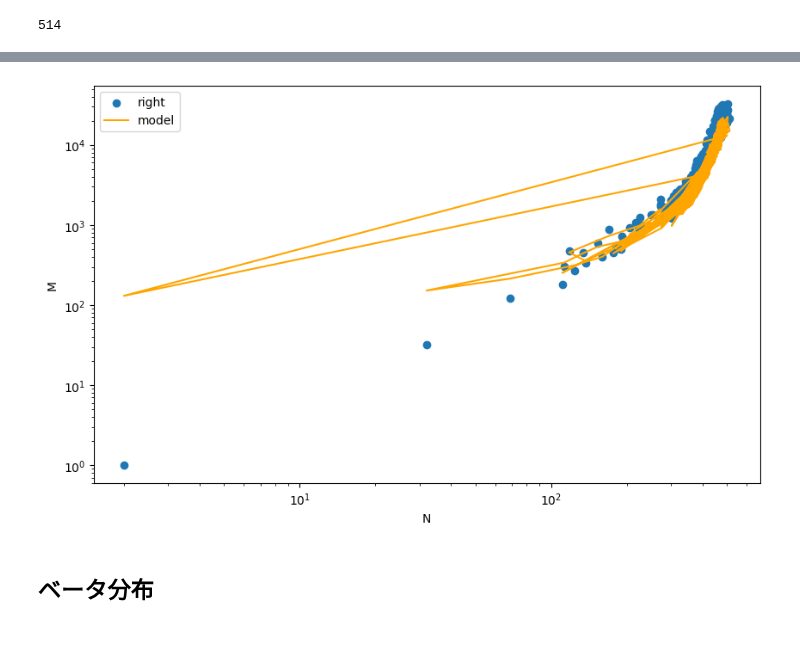
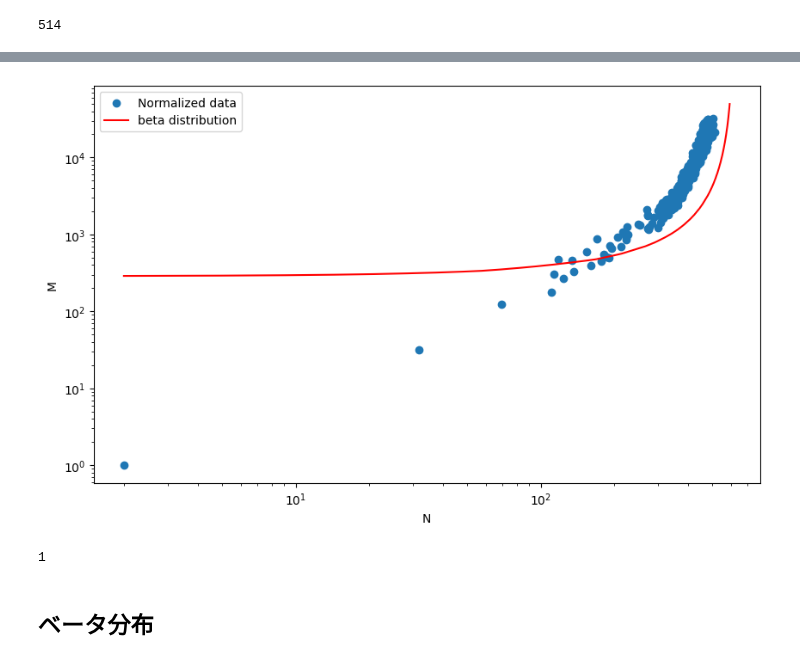
Before and after one commit to yiadka/mobility_scaling, a Jupyter notebook: notebooks/nmscaling_nor.ipynb, the cells around one changed output, grey strips where cells are left out. Drawn from its saved outputs; the diff is of its cells as text; code cells hidden in the pictures.

```diff
--- a/notebooks/nmscaling_nor.ipynb
+++ b/notebooks/nmscaling_nor.ipynb
@@ -96,9 +95,9 @@ for i in range(len(edge_list_left)):
 # %%
-N_fit = []
-for i in range(len(edge_list_left)):
-    N_fit.append(model_beta([edge_list_left[i]], alpha, beta))
+Nfit = []
+for i in range(len(edge_left)):
+    Nfit.append(model_beta([edge_left[i]], alpha, beta))
 # %%
 Mfit = []
-for i in range(len(edge_list_left)):
-    Mfit.append((kappa[i] * Np ** 2 - kappa[i] * Np) / 8)
+for i in range(len(edge_left)):
+    Mfit.append((kappa[i]*Np*(Np-1))/8)
 # %%
@@ -116,19 +122,17 @@ plt.show()
 # %%
 # 正規化する
-node_norm = active_node_list_left - min(active_node_list_left) + 2
-edge_norm = edge_list_left - min(edge_list_left) + 1
+node_norm = node_left - min(node_left) + 2
+edge_norm = edge_left - min(edge_left) + 1
 # %%
 max(node_norm)
 # %% [output]
 514
 # %%
+# 関数の定義
 def model_beta_norm(x, alpha, beta):
     Np = 514
-    # alphaとbetaは必ず正の値をとる
-    if alpha <= 0 or beta <= 0:
-        alpha, beta = 0.01, 0.01
-    f = lambda a: (((a**(alpha-1)) * ((1-a)**(beta-1))) / random.betavariate(alpha, beta) ) * (1 - ((((alpha + beta)) * (2*a*x[0]) ) / (alpha*Np**2 - alpha*Np)) )**(Np - 1)
-    ff, _ = integrate.fixed_quad(f, 0, 1)  # 積分の値と推定誤差を別々に受け取る
+    f = lambda a: ( ((a ** (alpha - 1)) * ((1 - a)**(beta - 1))) / special.beta(alpha, beta)) * (1 - ((((alpha + beta)) * (2*a*x[0]) ) / (alpha*Np**2 - alpha*Np))) **(Np - 1)
+    ff, _ = integrate.quad_vec(f, 0, 1)  # 積分の値と推定誤差を別々に受け取る
     func = Np * (1 - ff)
     return func
 # %%
@@ -159,18 +163,31 @@ Mnorm_fit = []
 for i in range(len(kappa)):
     Mnorm_fit.append(((kappa[i] * (Np ** 2)) - (kappa[i] * Np)) / 8)
 # %%
+# 隣接する点を繋ぐように線形補間
+spline_func = interpolate.interp1d(Nnorm_fit, Mnorm_fit,
+                                   kind="linear")
+x_new = np.linspace(min(Nnorm_fit), max(Nnorm_fit), 1000)
+y_new = spline_func(x_new)
+
 plt.figure(figsize=(10, 6))
 # plt.scatter(node_left, edge_left, label="left")
-plt.scatter(node_norm, edge_norm, label="right")
-plt.plot(node_norm, Mnorm_fit,label="model", color="orange")
+# plt.scatter(Nnorm_fit, Mnorm_fit, label="fit", c="red")
+plt.scatter(node_norm, edge_norm, label="Normalized data")
+plt.plot(x_new, y_new, "-", c="red", label="beta distribution")
+# node_normとMnorm_fitの間を補間する
+
 plt.xlabel("N")
 plt.ylabel("M")
 plt.xscale("log")
 plt.yscale("log")
 plt.legend()
 plt.show()
 # %% [output]
-[figure, old version]
+[figure, new version]
+# %%
+min(edge_norm )
+# %% [output]
+1
 # %% [markdown]
 ## ベータ分布
 # %%
```
Also changed, not shown: parts of 7 cells of this notebook, 1 other file.
